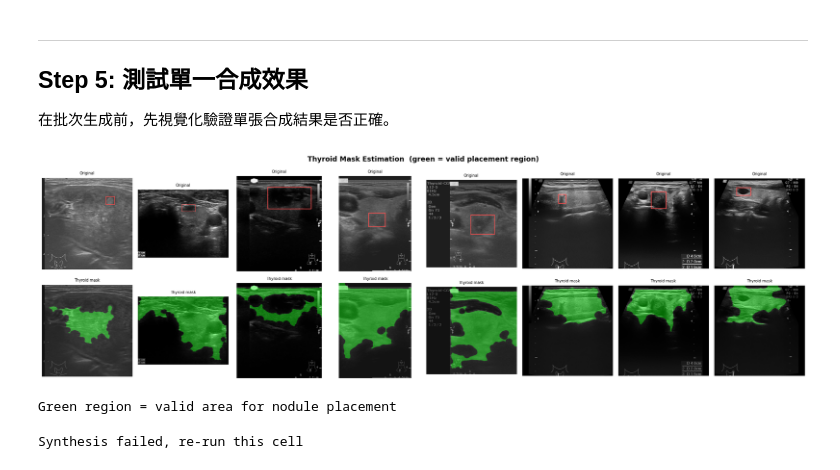
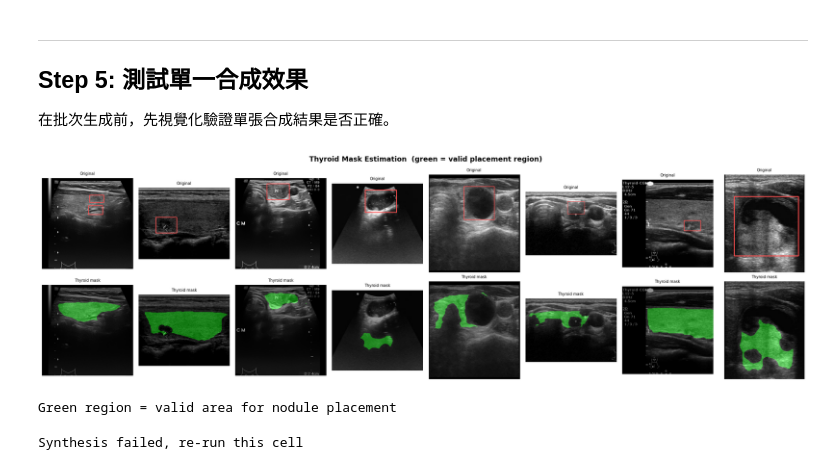
Before and after one commit to fenofista/thyroid, a Jupyter notebook: yolo_code_od/generate_synthesis_data.ipynb, the cells around one changed output. Drawn from its saved outputs; the diff is of its cells as text; code cells hidden in the pictures.

```diff
--- a/yolo_code_od/generate_synthesis_data.ipynb
+++ b/yolo_code_od/generate_synthesis_data.ipynb
@@ -41,12 +41,13 @@ np.random.seed(42)
 BASE_DIR  = Path('/Users/tony.tu/Desktop/戴承智慧/thyroid')
 DATA_DIR  = BASE_DIR / 'yolo_data' / 'all_data_nodule_normal_cut_od'
 CSV_DIR   = BASE_DIR / 'yolo_data' / 'all_csv_files'
-version = "v4"
+version = "v6"
 OUT_DIR   = BASE_DIR / 'yolo_data' / f'synthesis_data_od_{version}'
 
 IMG_DIR   = DATA_DIR / 'images'
 LBL_DIR   = DATA_DIR / 'labels'
 MASK_DIR  = DATA_DIR / 'masks'
+GLAND_SEG_DIR = BASE_DIR / 'yolo_data' / 'gland_seg_predictions'
 
 # 建立輸出資料夾
 (OUT_DIR / 'images').mkdir(parents=True, exist_ok=True)
@@ -65,7 +66,7 @@ MAX_REUSE        = 10     # 同一張底圖最多可重複使用幾次（貼不
 # 決定最終輸出 dataset（recipient pool + train/val）涵蓋哪些來源
 # 可選：'CG', 'TN3K', 'TN5000'（任意組合）
 # 注意：donor pool 不受此設定影響，所有資料集都可作為供體來源
-TARGET_DATASETS  = {'CG'}  # 修改此集合以選擇目標資料集
+TARGET_DATASETS  = {'CG', 'TN5000', 'TN3K'}  # 修改此集合以選擇目標資料集
 
 print('✓ 環境設定完成')
 print(f'  影像數量 : {len(list(IMG_DIR.glob("*.png"))):,}')
@@ -707,35 +807,40 @@ sample_verify = random.sample(recipient_records, 8)
 fig, axes = plt.subplots(2, 8, figsize=(20, 6))
 fig.suptitle('Thyroid Mask Estimation  (green = valid placement region)', fontsize=13, fontweight='bold')
 
 for col, r in enumerate(sample_verify):
     img          = cv2.imread(str(r['img_path']), cv2.IMREAD_GRAYSCALE)
-    thyroid_mask = estimate_thyroid_mask(img)
     lbls         = load_yolo_labels(r['lbl_path'])
     ih, iw       = img.shape
+    seed_pts       = [(b['cx'] * iw, b['cy'] * ih) for b in lbls]
+    gland_seg_path = GLAND_SEG_DIR / (r['img_path'].stem + '.png')
+    gland_seg_mask = (cv2.imread(str(gland_seg_path), cv2.IMREAD_GRAYSCALE)
+                      if gland_seg_path.exists() else None)
+    thyroid_mask   = estimate_thyroid_mask(img, seed_points=seed_pts or None,
+                                            gland_seg_mask=gland_seg_mask)
 
     # Row 0: original with nodule bbox
     disp = cv2.cvtColor(img, cv2.COLOR_GRAY2RGB)
     for b in lbls:
         x1, y1, x2, y2 = yolo_to_pixel(b, iw, ih)
         cv2.rectangle(disp, (x1, y1), (x2, y2), (255, 80, 80), 2)
     axes[0, col].imshow(disp)
     axes[0, col].set_title('Original', fontsize=7)
     axes[0, col].axis('off')
 
     # Row 1: thyroid mask overlay
     overlay = cv2.cvtColor(img, cv2.COLOR_GRAY2RGB)
     green_layer = np.zeros_like(overlay)
     green_layer[:, :, 1] = thyroid_mask  # green channel
     overlay = cv2.addWeighted(overlay, 0.6, green_layer, 0.4, 0)
     axes[1, col].imshow(overlay)
     axes[1, col].set_title('Thyroid mask', fontsize=7)
     axes[1, col].axis('off')
 
 plt.tight_layout()
 plt.show()
 print('Green region = valid area for nodule placement')
 # %% [output]
-[figure, old version]
+[figure, new version]
 Green region = valid area for nodule placement
 # %%
 # Test: paste 2 nodules onto one recipient, visualize before/after
```
Also changed, not shown: parts of 11 cells of this notebook, 5 other files.
